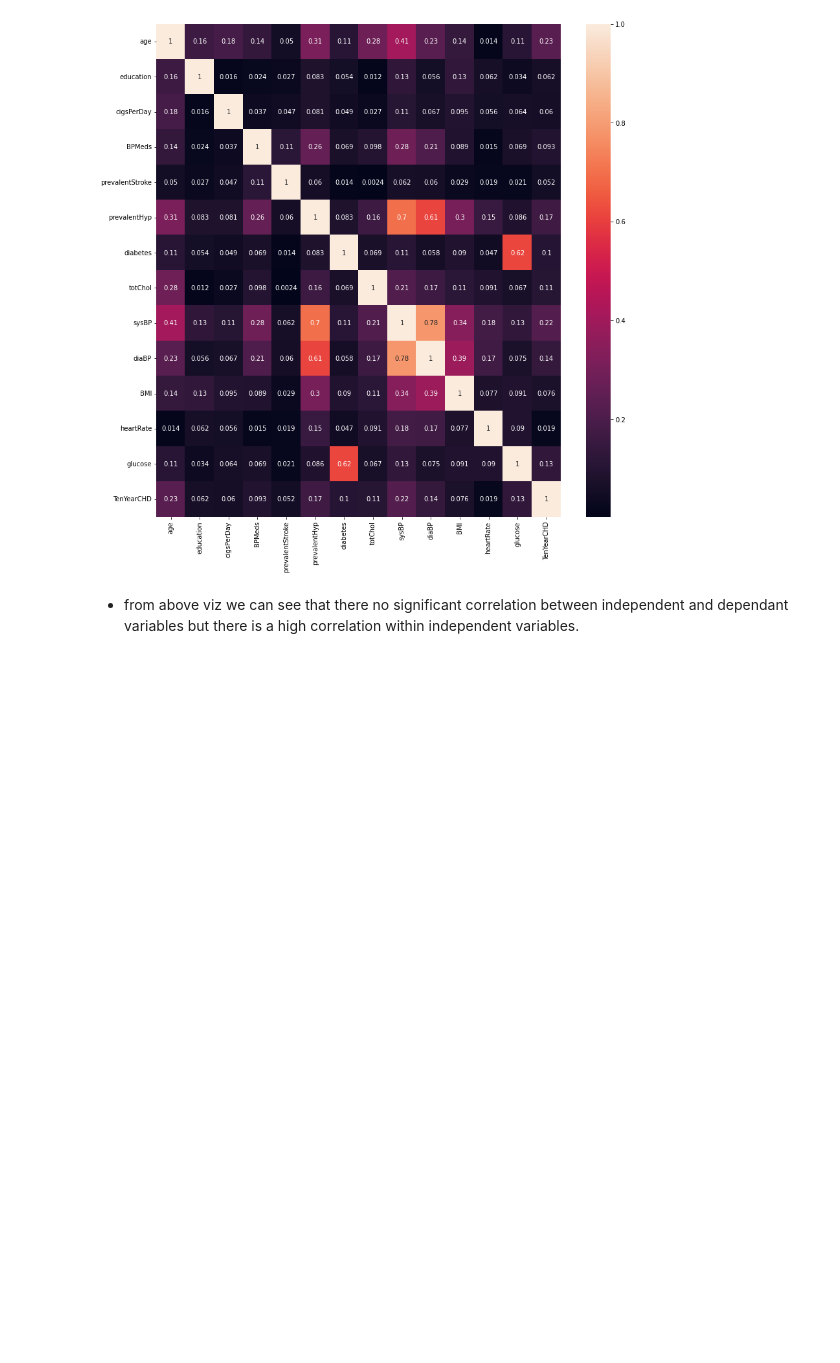
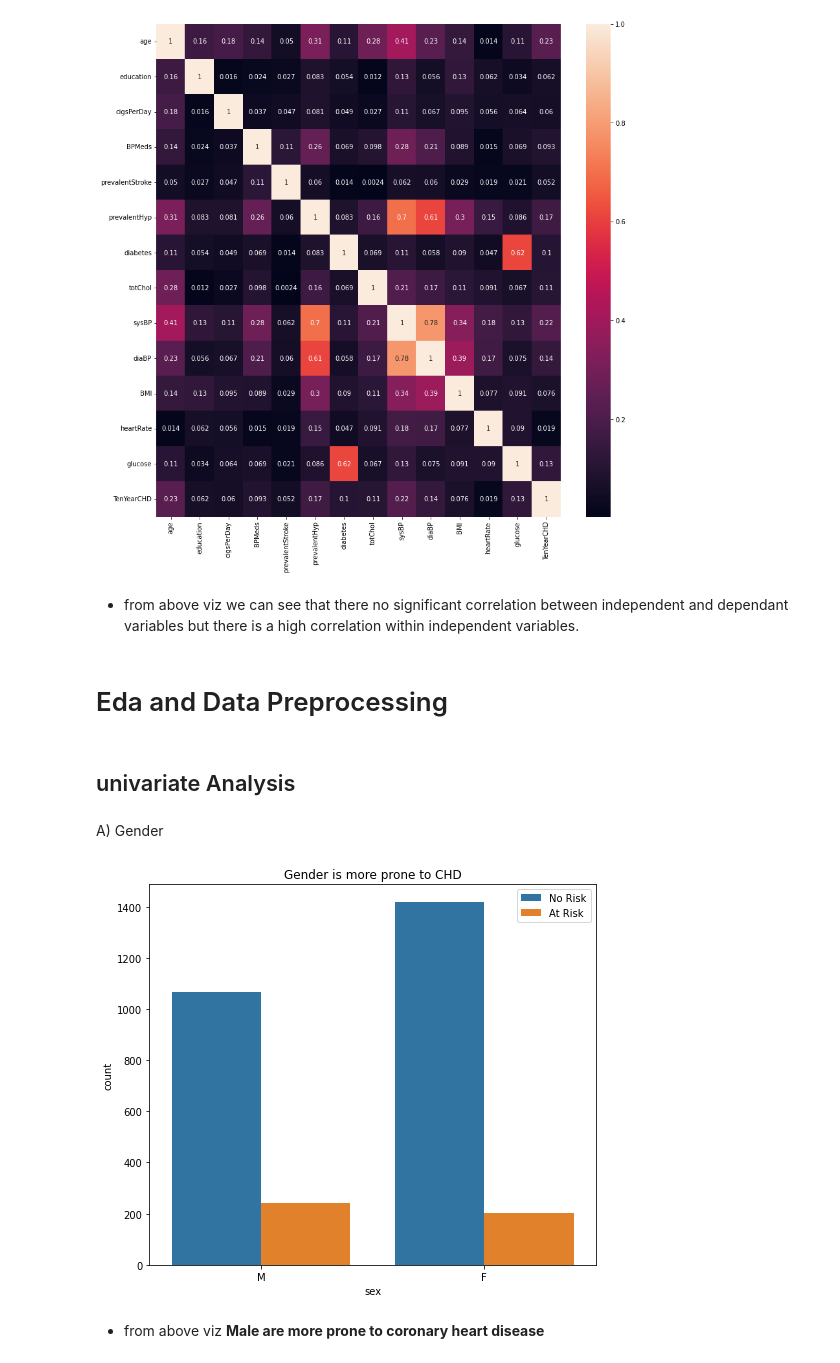
Before and after one commit to Deven876/project3-Cardiovascular-Risk-Prediction, a Jupyter notebook: Project3_Cardiovascular_Risk_Prediction.ipynb, the cells around one changed output. Saved outputs shown, nothing was run; the diff lists cells and outputs as text; code cells hidden in the pictures; blank space fills up the shorter version.

Commit message:
gender analysis

```diff
--- a/Project3_Cardiovascular_Risk_Prediction.ipynb
+++ b/Project3_Cardiovascular_Risk_Prediction.ipynb
@@ -228,3 +228,20 @@ sns.heatmap(abs(correlation), annot=True)
 [figure]
 # %% [markdown]
 - from above viz we can see that there  no significant correlation between independent and dependant variables but there is a high correlation within independent variables.
+# %% [markdown]
+# Eda and Data Preprocessing
+# %% [markdown]
+## univariate Analysis
+# %% [markdown]
+A) Gender
+# %%
+plt.figure(figsize = (8,7))
+sns.countplot(x =data1['sex'], hue = data1['TenYearCHD'])
+plt.title("Gender is more prone to CHD")
+plt.legend(['No Risk','At Risk'])
+plt.show()
+# %% [output]
+[figure, added]
+# %% [markdown]
+- from above viz
+**Male are more prone to coronary heart disease**
```
Also changed, not shown: parts of 1 cell of this notebook.
